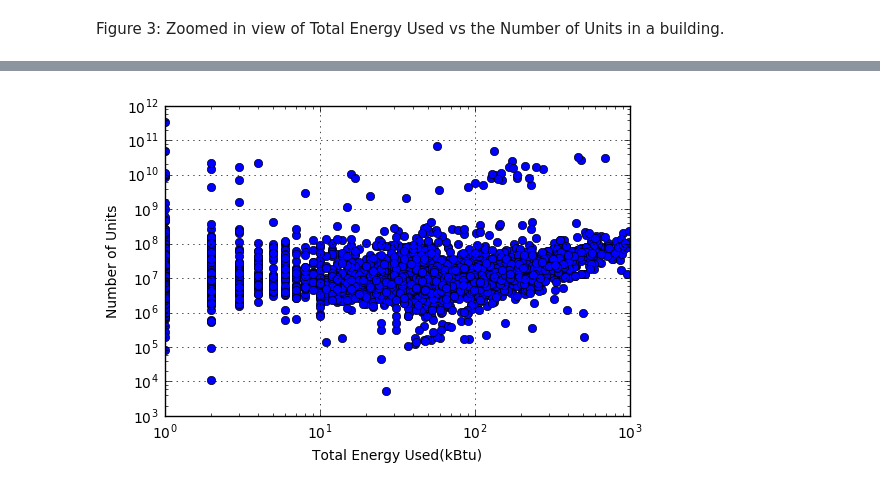
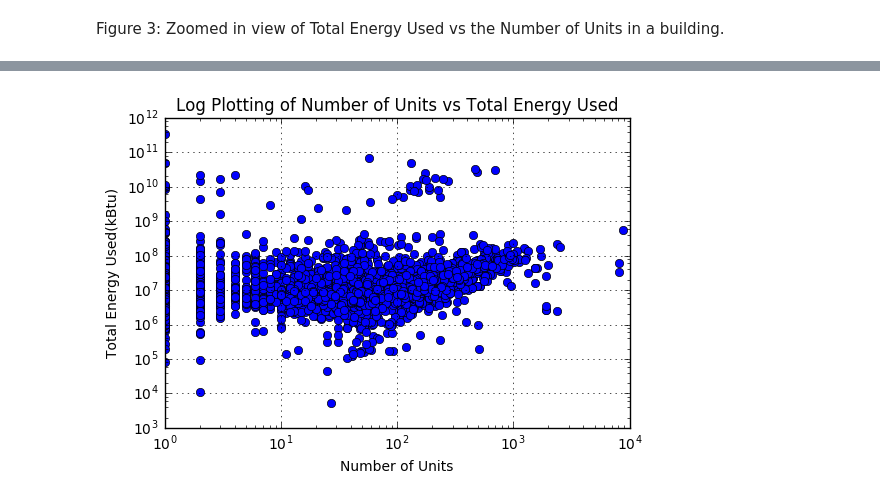
Before and after one commit to tashay/PUI2016_tg1478, a Jupyter notebook: HW6_tg1478/HW6_1_tg1478.ipynb, the cells around one changed output, grey strips where cells are left out. Saved outputs shown, nothing was run; the diff lists cells and outputs as text; code cells hidden in the pictures.

```diff
--- a/HW6_tg1478/HW6_1_tg1478.ipynb
+++ b/HW6_tg1478/HW6_1_tg1478.ipynb
@@ -106,7 +112,7 @@ bblData.head()
 | 3 | 1.009220e+09 | 10003.0 | NaN | 1.0 | NaN | 148 | ... |
 | 4 | 1.007400e+09 | NaN | 68329.0 | NaN | NaN | 0 | ... |
 # %%
-bblData['Total Energy Used(kBtu)'] = bblData['Site EUI(kBtu/ft2)'] * bblData['Reported Property Floor Area (Building(s)) (ft²)']
+bblData['TotalEnergyUsed'] = bblData['Site EUI(kBtu/ft2)'] * bblData['Reported Property Floor Area (Building(s)) (ft²)']
 # %%
 bblData.describe()
 # %% [output]
@@ -152,0 +158,5 @@ bblData_cut = bblData[bblData['UnitsTotal'] < 1000 ]
+# %%
+# Remove outliers that are zero.
+bblData.drop(bblData[bblData['TotalEnergyUsed'] < 1].index, axis = 0, inplace = True)
+bblData.drop(bblData[bblData['UnitsTotal'] < 1].index, axis = 0, inplace = True)
+bblData.head()
@@ -153,8 +170,9 @@ bblData_cut = bblData[bblData['UnitsTotal'] < 1000 ]
 # %%
 # log plot of Total Energy Used vs Number of Units.
-pl.loglog(bblData_cut['UnitsTotal'], bblData_cut['Total Energy Used(kBtu)'], 'o')
-pl.xlabel('Total Energy Used(kBtu)')
-pl.ylabel('Number of Units')
+pl.loglog(bblData['UnitsTotal'], bblData['TotalEnergyUsed'], 'o')
+pl.xlabel('Number of Units')
+pl.ylabel('Total Energy Used(kBtu)')
+pl.title('Log Plotting of Number of Units vs Total Energy Used')
 pl.grid(True)
 # %% [output]
-[figure, old version]
+[figure, new version]
```
Also changed, not shown: parts of 30 cells of this notebook.
